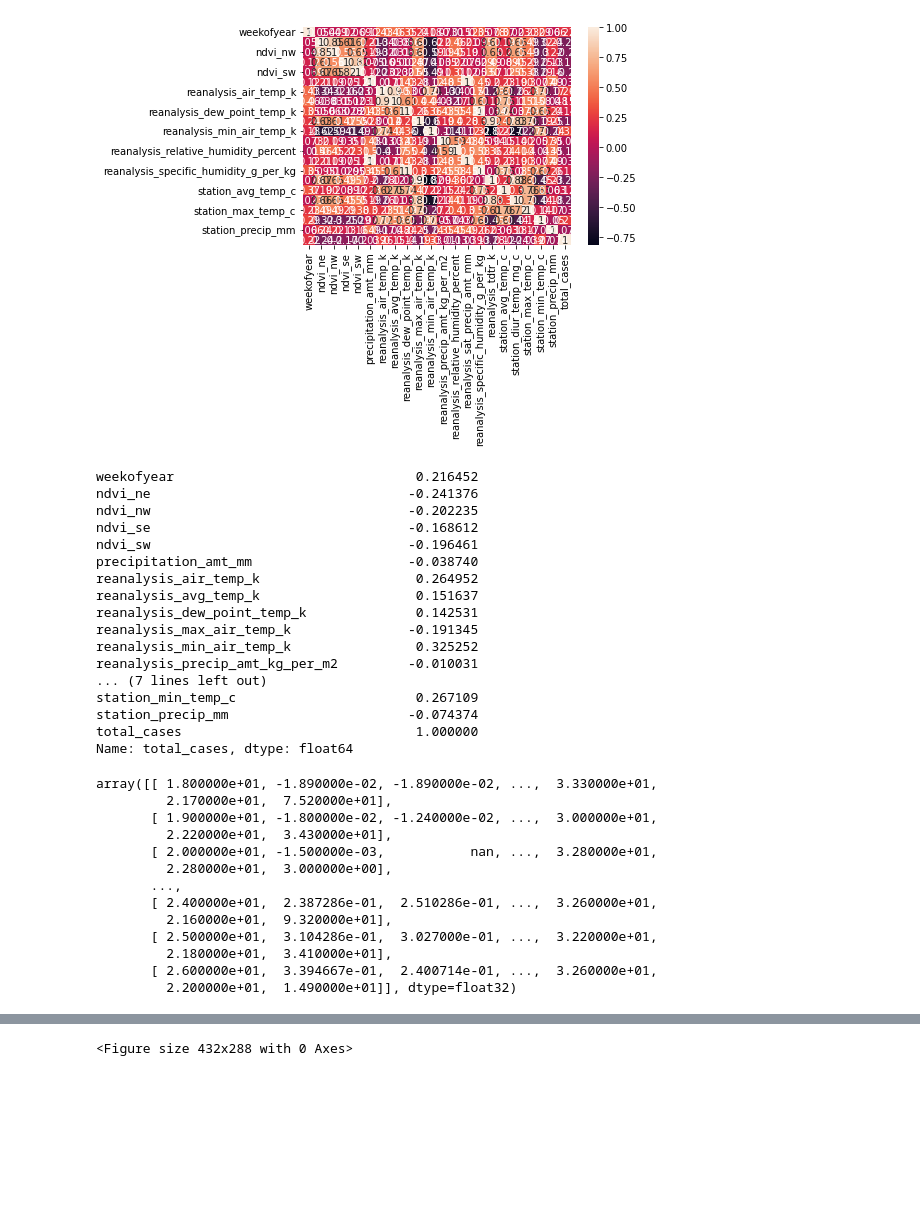
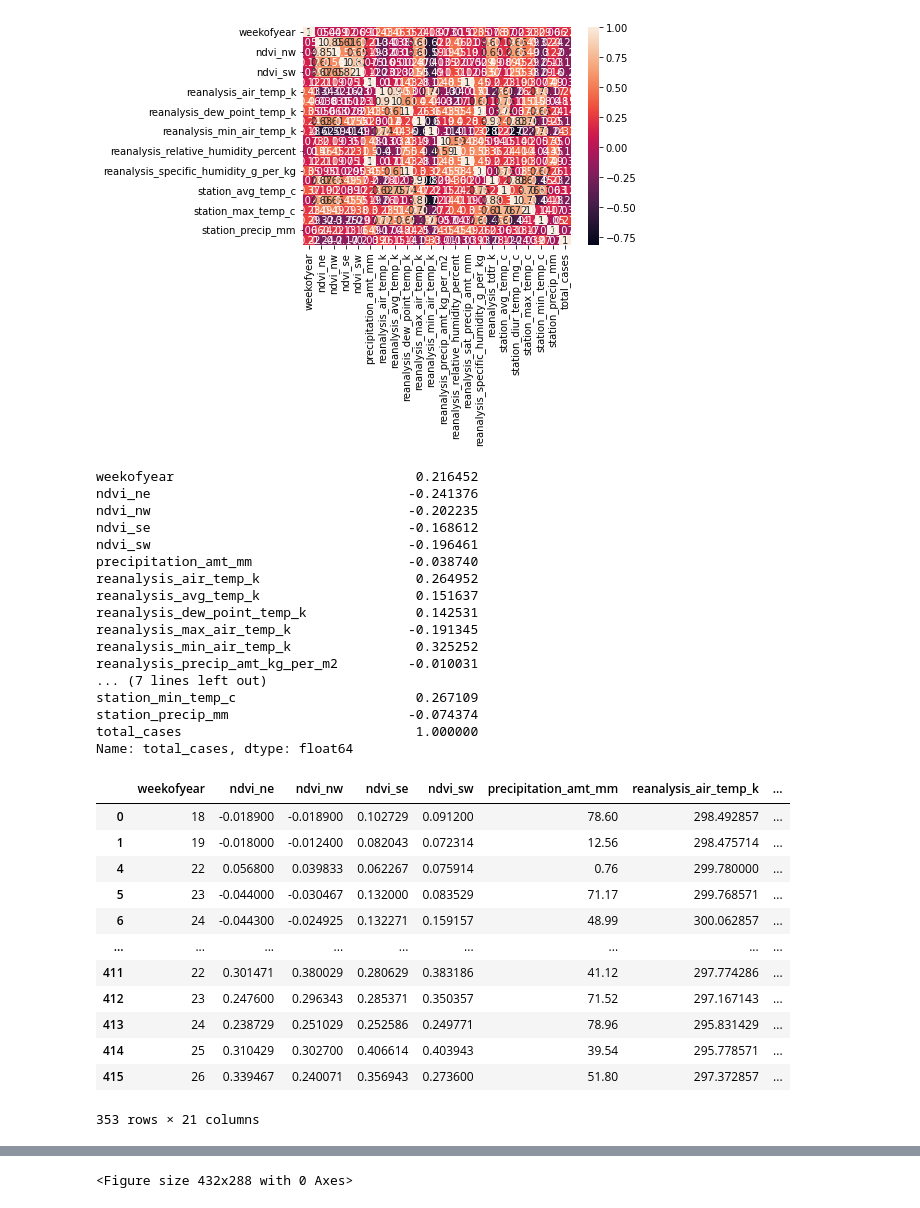
Before and after one commit to Camouflage10/disease-spread-model, a Jupyter notebook: disease_model.ipynb, the cells around one changed output, grey strips where cells are left out. Saved outputs shown, nothing was run; the diff lists cells and outputs as text; code cells hidden in the pictures; blank space fills up the shorter version.

```diff
--- a/disease_model.ipynb
+++ b/disease_model.ipynb
@@ -31,9 +30,9 @@ def load_params():
     return params
 # %%
 from matplotlib import text
-x_train = pd.read_csv ('dengue_features_train.csv')
-y_train=pd.read_csv('dengue_labels_train.csv')
-test =pd.read_csv ('dengue_features_test.csv')
+x_train = pd.read_csv ('dengue_features_train.csv', na_values=' NAN')
+y_train=pd.read_csv('dengue_labels_train.csv', na_values=' NAN')
+test =pd.read_csv ('dengue_features_test.csv', na_values=' NAN')
 test=test.drop(columns=['city', 'year', 'week_start_date'])
 y_train=y_train.drop(columns=['city', 'year'])
 x_train=x_train.drop(columns=['city', 'year', 'week_start_date'])
@@ -47,7 +46,7 @@ plt.show()
 lastCol=corrMatrix.iloc[:,-1]
 print(lastCol)
 # %% [output]
-[figure, old version]
+[figure, new version]
 weekofyear                               0.216452
 ndvi_ne                                 -0.241376
 ndvi_nw                                 -0.202235
@@ -68,17 +67,20 @@ Name: total_cases, dtype: float64
 # %%
 #preprocessing
 #remove NaN
+x_train.dropna()
+y_train.dropna()
+test.dropna()
 # %% [output]
+|  | weekofyear | ndvi_ne | ndvi_nw | ndvi_se | ndvi_sw | precipitation_amt_mm | reanalysis_air_temp_k | ... |
+| 0 | 18 | -0.018900 | -0.018900 | 0.102729 | 0.091200 | 78.60 | 298.492857 | ... |
+| 1 | 19 | -0.018000 | -0.012400 | 0.082043 | 0.072314 | 12.56 | 298.475714 | ... |
+| 4 | 22 | 0.056800 | 0.039833 | 0.062267 | 0.075914 | 0.76 | 299.780000 | ... |
+| 5 | 23 | -0.044000 | -0.030467 | 0.132000 | 0.083529 | 71.17 | 299.768571 | ... |
+| 6 | 24 | -0.044300 | -0.024925 | 0.132271 | 0.159157 | 48.99 | 300.062857 | ... |
+| ... | ... | ... | ... | ... | ... | ... | ... | ... |
+| 411 | 22 | 0.301471 | 0.380029 | 0.280629 | 0.383186 | 41.12 | 297.774286 | ... |
+| 412 | 23 | 0.247600 | 0.296343 | 0.285371 | 0.350357 | 71.52 | 297.167143 | ... |
+| 413 | 24 | 0.238729 | 0.251029 | 0.252586 | 0.249771 | 78.96 | 295.831429 | ... |
+| 414 | 25 | 0.310429 | 0.302700 | 0.406614 | 0.403943 | 39.54 | 295.778571 | ... |
+| 415 | 26 | 0.339467 | 0.240071 | 0.356943 | 0.273600 | 51.80 | 297.372857 | ... |
-array([[ 1.800000e+01, -1.890000e-02, -1.890000e-02, ...,  3.330000e+01,
-         2.170000e+01,  7.520000e+01],
-       [ 1.900000e+01, -1.800000e-02, -1.240000e-02, ...,  3.000000e+01,
-         2.220000e+01,  3.430000e+01],
-       [ 2.000000e+01, -1.500000e-03,           nan, ...,  3.280000e+01,
-         2.280000e+01,  3.000000e+00],
-       ...,
-       [ 2.400000e+01,  2.387286e-01,  2.510286e-01, ...,  3.260000e+01,
-         2.160000e+01,  9.320000e+01],
-       [ 2.500000e+01,  3.104286e-01,  3.027000e-01, ...,  3.220000e+01,
-         2.180000e+01,  3.410000e+01],
-       [ 2.600000e+01,  3.394667e-01,  2.400714e-01, ...,  3.260000e+01,
-         2.200000e+01,  1.490000e+01]], dtype=float32)
+353 rows × 21 columns
```
Also changed, not shown: parts of 3 cells of this notebook.
